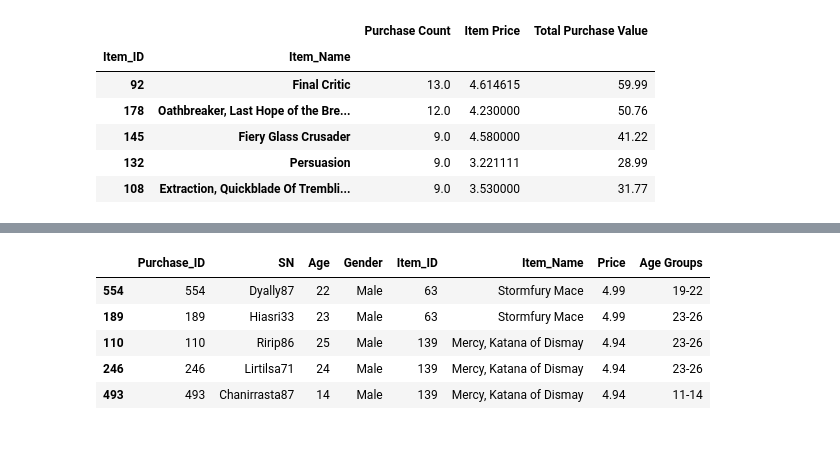
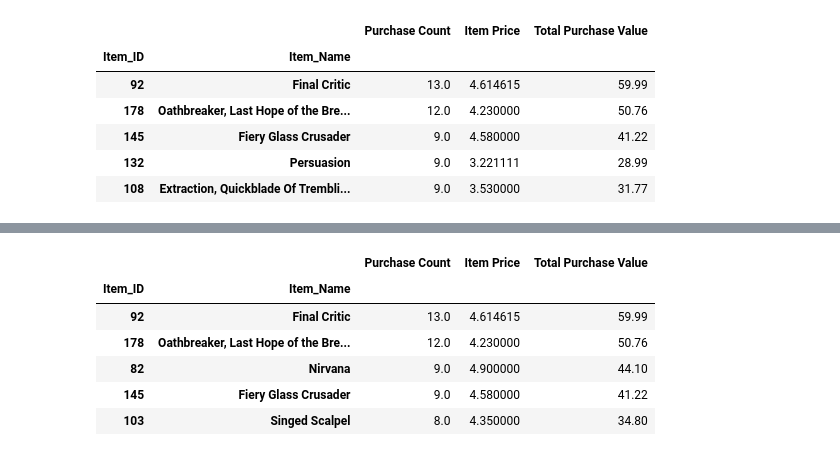
Before and after one commit to tidepooler/HeroesOfPymoli, a Jupyter notebook: Heroes_of_Pymoli.ipynb, the cells around one changed output, grey strips where cells are left out. Drawn from its saved outputs; the diff is of its cells as text; code cells hidden in the pictures.

```diff
--- a/Heroes_of_Pymoli.ipynb
+++ b/Heroes_of_Pymoli.ipynb
@@ -229,16 +261,15 @@ Most_Popular_Items.head()
 # %%
 #Identify the 5 most profitable items by total purchase value
-prof_items_df = df_purchase_data.groupby("Price")["Item_Name"].nunique()
-profitable_items_df = df_purchase_data.sort_values(by = ['Price'], ascending=[False])
-
-profitable_items_df.head(5)
+Most_Profitable_Items = Most_Popular_Items.sort_values("Total Purchase Value", ascending=False)
-# %% [output]
-|  | Purchase_ID | SN | Age | Gender | Item_ID | Item_Name | Price | Age Groups |
-| 554 | 554 | Dyally87 | 22 | Male | 63 | Stormfury Mace | 4.99 | 19-22 |
-| 189 | 189 | Hiasri33 | 23 | Male | 63 | Stormfury Mace | 4.99 | 23-26 |
-| 110 | 110 | Ririp86 | 25 | Male | 139 | Mercy, Katana of Dismay | 4.94 | 23-26 |
-| 246 | 246 | Lirtilsa71 | 24 | Male | 139 | Mercy, Katana of Dismay | 4.94 | 23-26 |
-| 493 | 493 | Chanirrasta87 | 14 | Male | 139 | Mercy, Katana of Dismay | 4.94 | 11-14 |
 # %%
 #List them in a table with the following information
-#Item ID, Item Name, Purchase Count, Itemm Price, Total Purchase Value
+#Item ID, Item Name, Purchase Count, Item Price, Total Purchase Value
+Most_Profitable_Items.head(5)
+# %% [output]
+|  |  | Purchase Count | Item Price | Total Purchase Value |
+| Item_ID | Item_Name |  |  |  |
+| 92 | Final Critic | 13.0 | 4.614615 | 59.99 |
+| 178 | Oathbreaker, Last Hope of the Bre... | 12.0 | 4.230000 | 50.76 |
+| 82 | Nirvana | 9.0 | 4.900000 | 44.10 |
+| 145 | Fiery Glass Crusader | 9.0 | 4.580000 | 41.22 |
+| 103 | Singed Scalpel | 8.0 | 4.350000 | 34.80 |
```
Also changed, not shown: parts of 10 cells of this notebook.
